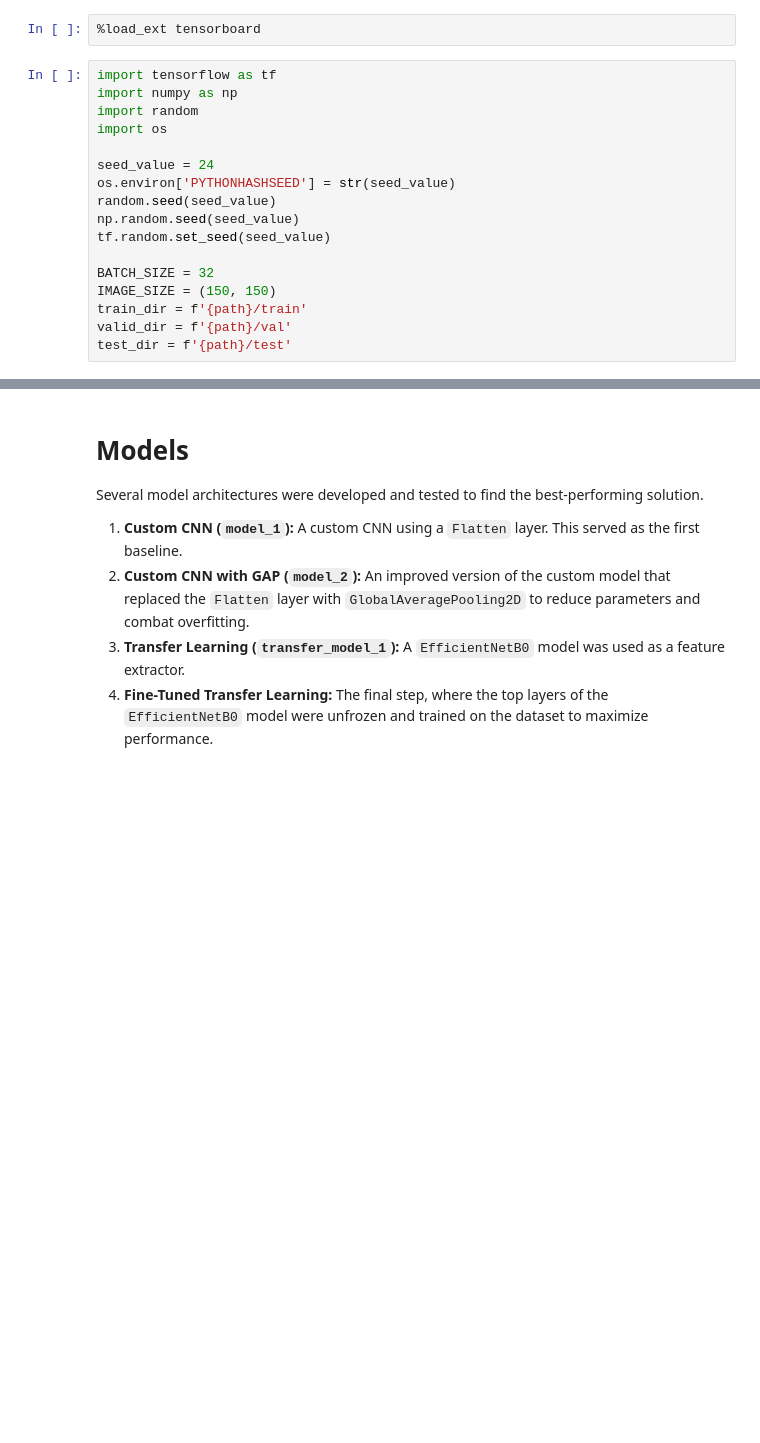
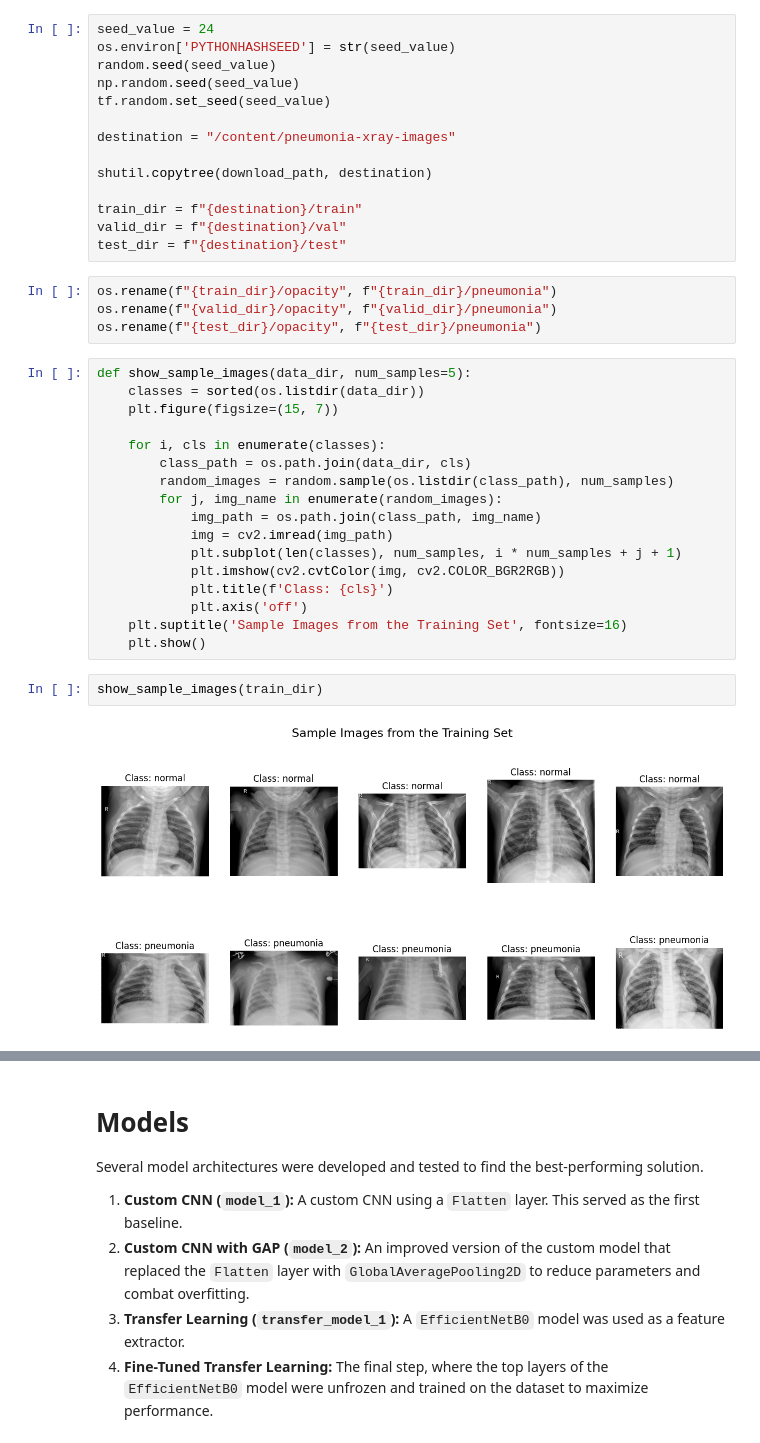
Before and after one commit to Jimi-Wilson/XRay-Pneumonia-Classifier, a Jupyter notebook: pneumonia-detection.ipynb, the cells around one changed output, grey strips where cells are left out. Drawn from its saved outputs; the diff is of its cells as text; blank space fills up the shorter version.

```diff
--- a/pneumonia-detection.ipynb
+++ b/pneumonia-detection.ipynb
@@ -28,19 +56,39 @@ Path to dataset files: /root/.cache/kagglehub/datasets/pcbreviglieri/pneumonia-x
-# %%
-%load_ext tensorboard
 # %%
-import tensorflow as tf
-import numpy as np
-import random
-import os
-
 seed_value = 24
 os.environ['PYTHONHASHSEED'] = str(seed_value)
 random.seed(seed_value)
 np.random.seed(seed_value)
 tf.random.set_seed(seed_value)
 
-BATCH_SIZE = 32
-IMAGE_SIZE = (150, 150)
-train_dir = f'{path}/train'
-valid_dir = f'{path}/val'
-test_dir = f'{path}/test'
+destination = "/content/pneumonia-xray-images"
+
+shutil.copytree(download_path, destination)
+
+train_dir = f"{destination}/train"
+valid_dir = f"{destination}/val"
+test_dir = f"{destination}/test"
+# %%
+os.rename(f"{train_dir}/opacity", f"{train_dir}/pneumonia")
+os.rename(f"{valid_dir}/opacity", f"{valid_dir}/pneumonia")
+os.rename(f"{test_dir}/opacity", f"{test_dir}/pneumonia")
+# %%
+def show_sample_images(data_dir, num_samples=5):
+    classes = sorted(os.listdir(data_dir))
+    plt.figure(figsize=(15, 7))
+
+    for i, cls in enumerate(classes):
+        class_path = os.path.join(data_dir, cls)
+        random_images = random.sample(os.listdir(class_path), num_samples)
+        for j, img_name in enumerate(random_images):
+            img_path = os.path.join(class_path, img_name)
+            img = cv2.imread(img_path)
+            plt.subplot(len(classes), num_samples, i * num_samples + j + 1)
+            plt.imshow(cv2.cvtColor(img, cv2.COLOR_BGR2RGB))
+            plt.title(f'Class: {cls}')
+            plt.axis('off')
+    plt.suptitle('Sample Images from the Training Set', fontsize=16)
+    plt.show()
+# %%
+show_sample_images(train_dir)
+# %% [output]
+[figure, added]
```
Also changed, not shown: parts of 34 cells of this notebook.
